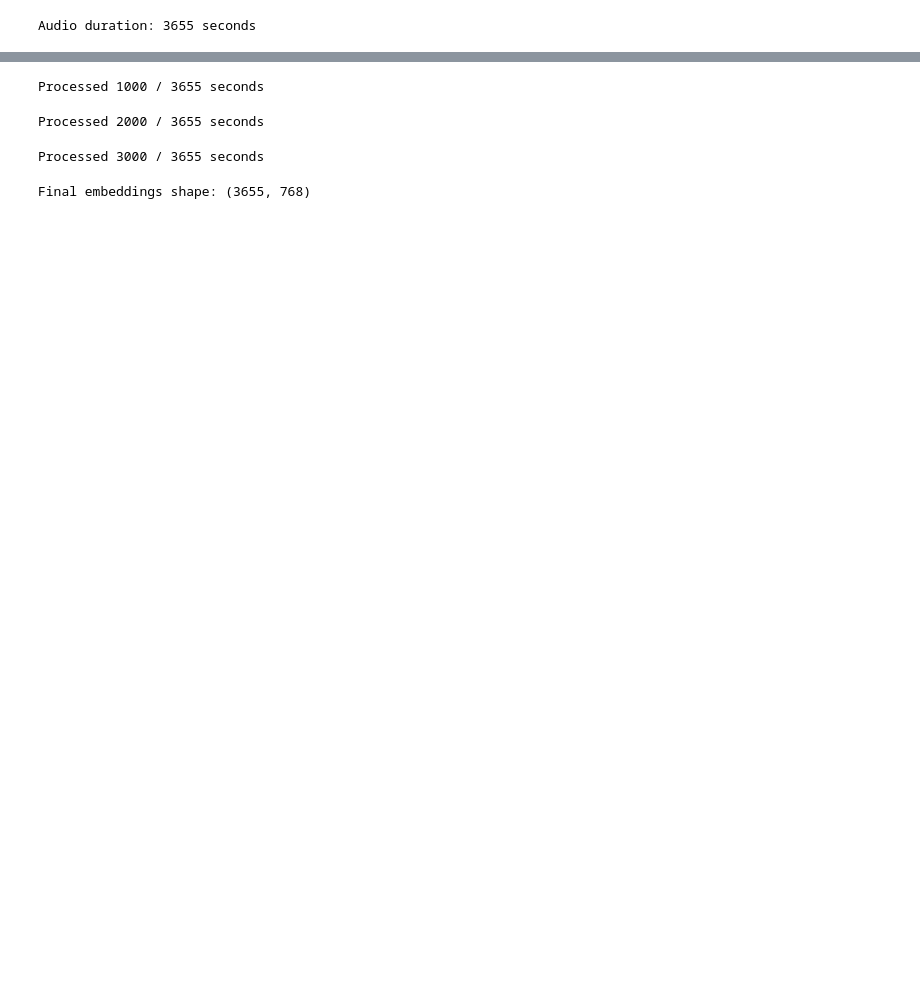
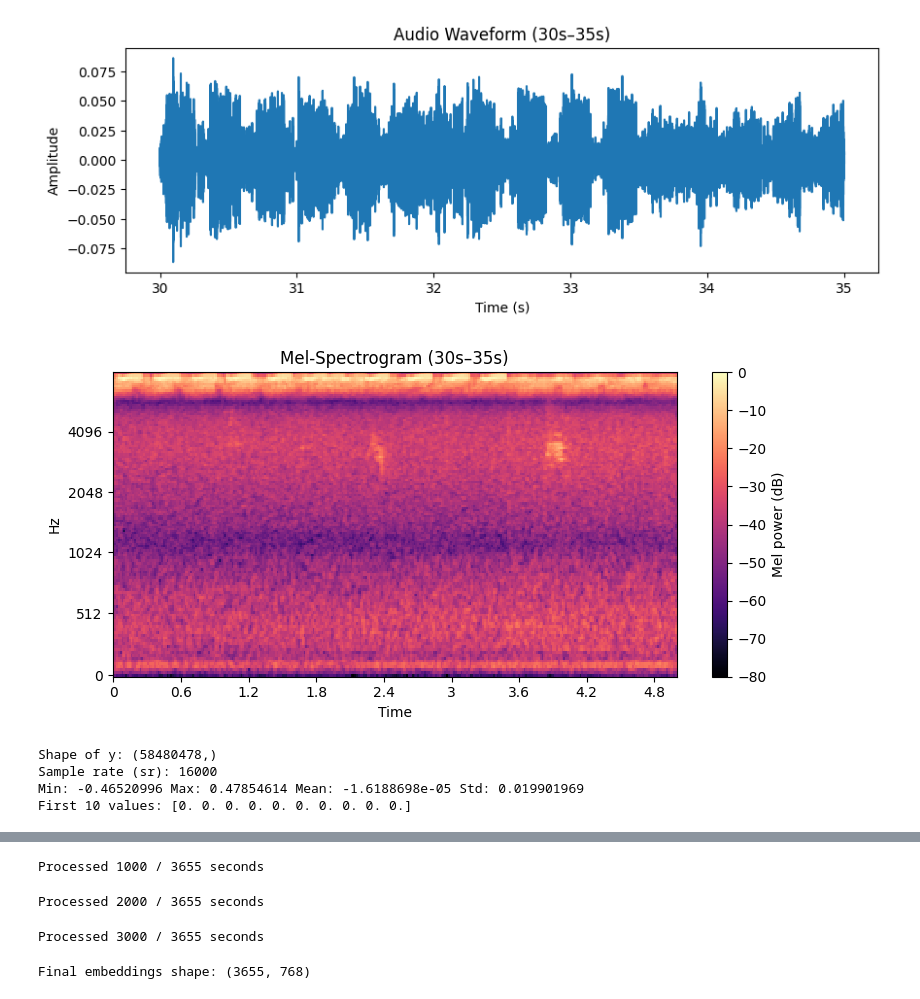
Before and after one commit to MahdiTabesh/fmri-audio-tagging, a Jupyter notebook: notebooks/cavmae_av_feature_extraction.ipynb, the cells around one changed output, grey strips where cells are left out. Drawn from its saved outputs; the diff is of its cells as text; code cells hidden in the pictures; blank space fills up the shorter version.

```diff
--- a/notebooks/cavmae_av_feature_extraction.ipynb
+++ b/notebooks/cavmae_av_feature_extraction.ipynb
@@ -33,26 +87,60 @@ Visual Positional Embedding Shape: torch.Size([1, 196, 768])
 # %%
-# Load the pretrained checkpoint for CAV-MAE
-checkpoint_path = "audio_model.pth"
-ckpt = torch.load(checkpoint_path, map_location=device)
+import matplotlib.pyplot as plt
+import librosa.display
+import os
+from PIL import Image
 
-# Load weights into the model
-missing, unexpected = model.load_state_dict(ckpt, strict=False)
-print("Missing keys:", missing, "\nUnexpected keys:", unexpected)
+#5 sec of audio to visualize
+t_start, t_end = 30, 35
+audio_snippet = y[int(t_start*sr): int(t_end*sr)]
+time_axis = np.linspace(t_start, t_end, len(audio_snippet))
 
-model.to(device)
-model.eval()
+#raw waveform for this chunk
+plt.figure(figsize=(10, 3))
+plt.plot(time_axis, audio_snippet)
+plt.title(f"Audio Waveform ({t_start}s–{t_end}s)")
+plt.xlabel("Time (s)")
+plt.ylabel("Amplitude")
+plt.show()
+
+#show mel-spectrogram for the same 5-second window
+S = librosa.feature.melspectrogram(y=audio_snippet, sr=sr, n_fft=1024, hop_length=256, n_mels=128)
+S_db = librosa.power_to_db(S, ref=np.max)
+plt.figure(figsize=(8, 4))
+librosa.display.specshow(S_db, sr=sr, hop_length=256, x_axis='time', y_axis='mel')
+plt.colorbar(label='Mel power (dB)')
+plt.title(f"Mel-Spectrogram ({t_start}s–{t_end}s)")
+plt.tight_layout()
+plt.show()
+
+#earliy, middle, end samples
+sample_times = [30, duration//3, duration]
+for t in sample_times:
+    frame_path = f"frames/frame_{t:04d}.jpg"
+    if not os.path.exists(frame_path):
+        continue
+    img = Image.open(frame_path).convert("RGB")
+    plt.figure(figsize=(4, 4))
+    plt.imshow(img)
+    plt.title(f"Frame at t={t}s")
+    plt.axis('off')
+    plt.show()
+# %% [output]
+[figure, added]
+[figure, added]
 # %%
 # # Extract audio to WAV and video frames (1 frame per second)]
 # !mkdir -p frames
 # !ffmpeg -y -i movie.mp4 -q:a 0 -map a movie.wav   # extract audio track
 # !ffmpeg -y -i movie.mp4 -r 1 frames/frame_%04d.jpg   # extract 1 FPS frames
 # %%
-import librosa
-
-# Load the full audio waveform
-y, sr = librosa.load("movie.wav", sr=None)  # use native sampling rate
-duration = int(librosa.get_duration(y=y, sr=sr))
-print(f"Audio duration: {duration} seconds")
+print("Shape of y:", y.shape)
+print("Sample rate (sr):", sr)
+print("Min:", np.min(y), "Max:", np.max(y), "Mean:", np.mean(y), "Std:", np.std(y))
+print("First 10 values:", y[:10])
 # %% [output]
-Audio duration: 3655 seconds
+Shape of y: (58480478,)
+Sample rate (sr): 16000
+Min: -0.46520996 Max: 0.47854614 Mean: -1.6188698e-05 Std: 0.019901969
+First 10 values: [0. 0. 0. 0. 0. 0. 0. 0. 0. 0.]
 # %%
```
Also changed, not shown: parts of 11 cells of this notebook.
